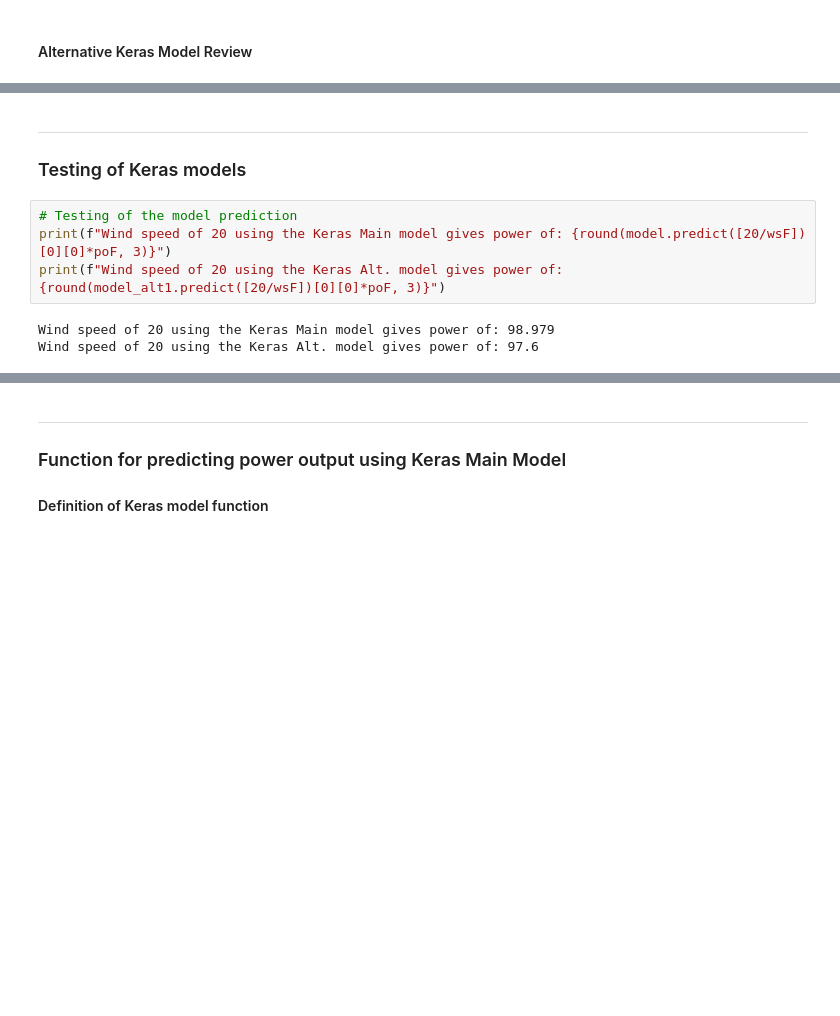
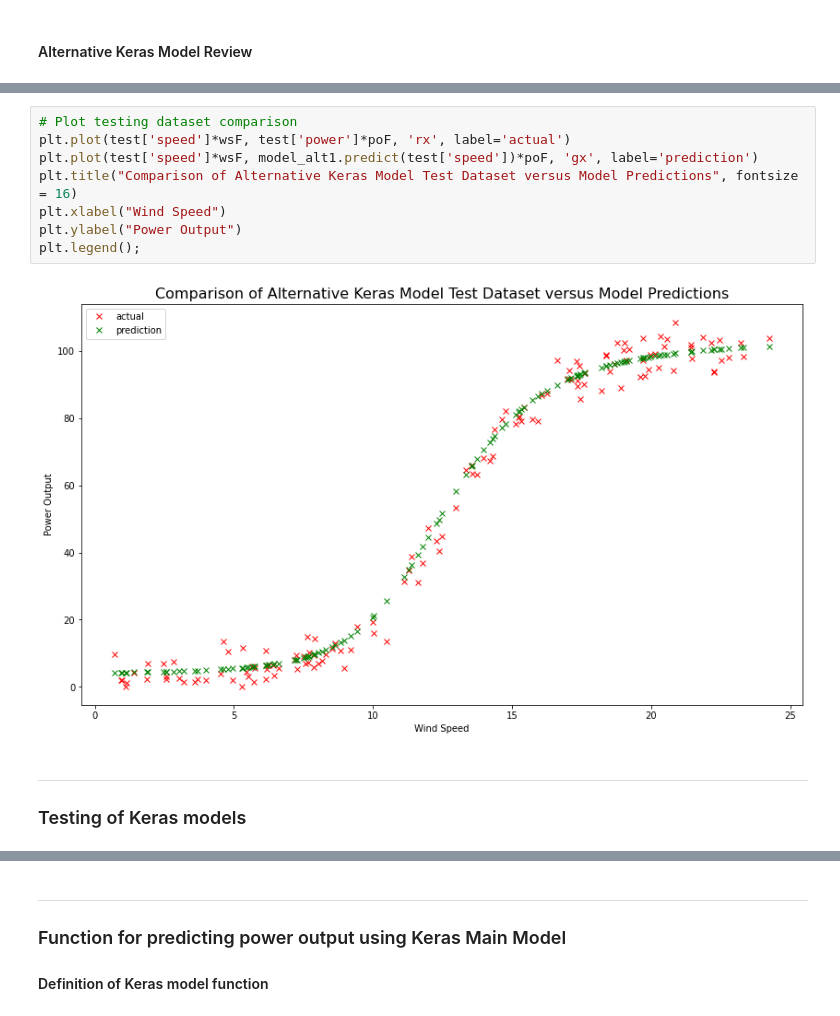
Before and after one commit to markcot/ProjMachLearn, a Jupyter notebook: Project.ipynb, the cells around one changed output, grey strips where cells are left out. Saved outputs shown, nothing was run; the diff lists cells and outputs as text; blank space fills up the shorter version.

```diff
--- a/Project.ipynb
+++ b/Project.ipynb
@@ -820,11 +858,14 @@ The final scaled Mean Squared Error cost/loss factor in the Alternate Keras mode
+# %%
+# Plot testing dataset comparison
+plt.plot(test['speed']*wsF, test['power']*poF, 'rx', label='actual')
+plt.plot(test['speed']*wsF, model_alt1.predict(test['speed'])*poF, 'gx', label='prediction')
+plt.title("Comparison of Alternative Keras Model Test Dataset versus Model Predictions", fontsize = 16)
+plt.xlabel("Wind Speed")
+plt.ylabel("Power Output")
+plt.legend();
+# %% [output]
+[figure, added]
 # %% [markdown]
 ***
 
 ### Testing of Keras models
-# %%
-# Testing of the model prediction
-print(f"Wind speed of 20 using the Keras Main model gives power of: {round(model.predict([20/wsF])[0][0]*poF, 3)}")
-print(f"Wind speed of 20 using the Keras Alt. model gives power of: {round(model_alt1.predict([20/wsF])[0][0]*poF, 3)}")
-# %% [output]
-Wind speed of 20 using the Keras Main model gives power of: 98.979
-Wind speed of 20 using the Keras Alt. model gives power of: 97.6
```
Also changed, not shown: parts of 27 cells of this notebook, 2 other files.
